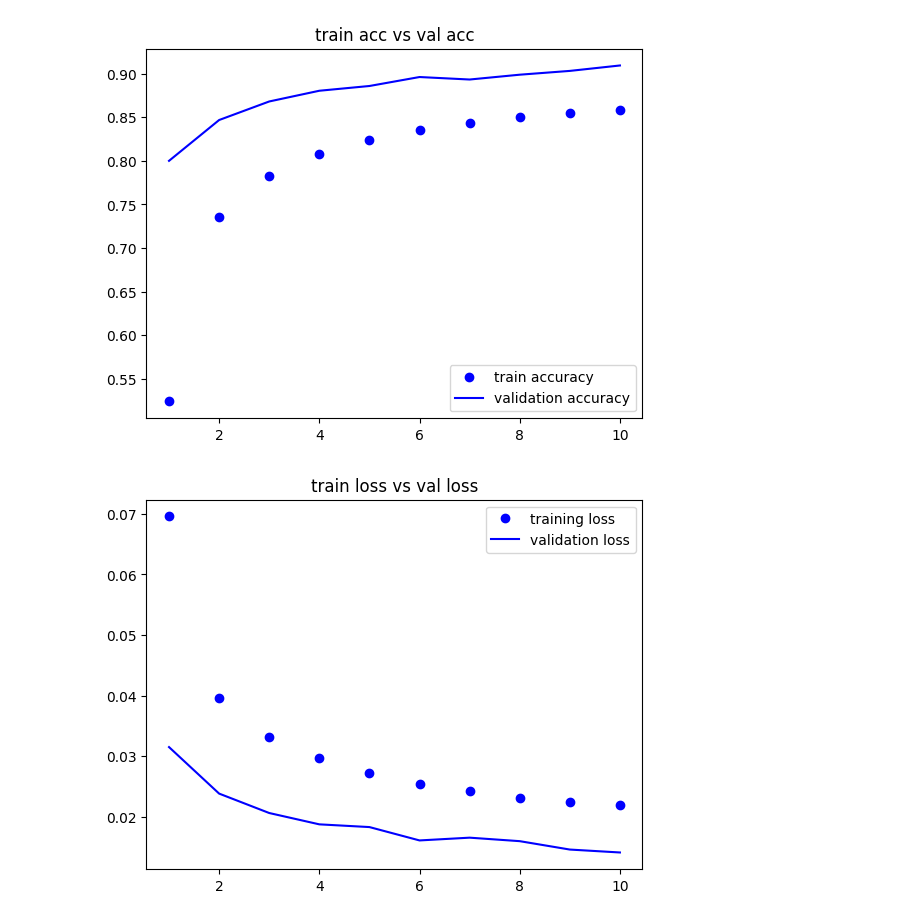
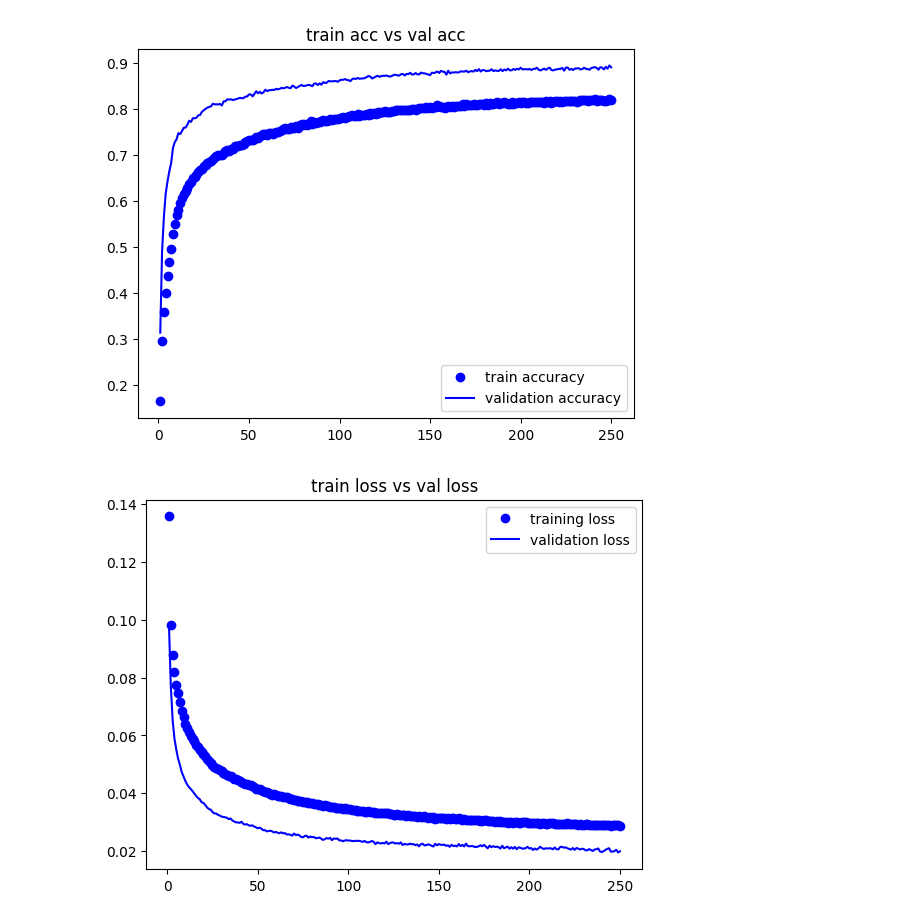
Before and after one commit to A01706648/tc3002b_ml, a Jupyter notebook: handwrite.ipynb, the cells around one changed output. Drawn from its saved outputs; the diff is of its cells as text; code cells hidden in the pictures.

Commit message:
final version

```diff
--- a/handwrite.ipynb
+++ b/handwrite.ipynb
@@ -22,4 +27,5 @@ To: /content/archive_handwrite.tar.xz
 # %%
-epochs = 10
+epochs = 250
 batch_size = 8
-validation_radio = 0.3
+train_small_radio = 0.05
+validation_radio = 0.1
@@ -26,14 +67,4 @@ validation_radio = 0.3
 # %%
-import os
-import random
-import math
-import shutil
-
-base_dir = './ramdisk/archive_handwrite'
-train_dir = os.path.join(base_dir,'Train')
-test_dir = os.path.join(base_dir, 'Test')
-validation_dir = os.path.join(base_dir, 'Validation')
-
 #create validation folder
 os.mkdir(validation_dir)
 
@@ -114,0 +150,13 @@ for i in range(image_num) :
+# %%
+#simple version
+model_simple = models.Sequential()
+model_simple.add(layers.Conv2D(10, (3, 3), activation="relu", input_shape = (32,32,1)))
+model_simple.add(layers.Flatten())
+model_simple.add(layers.Dense(256,activation='relu'))
+model_simple.add(layers.Dense(39,activation='sigmoid'))
+
+model_simple.summary()
+
+model_simple.compile(loss='binary_crossentropy',
+						optimizer=optimizers.RMSprop(learning_rate=2e-5),
+						metrics=['acc'])
@@ -155,9 +219,9 @@ Trainable params: 163,367
 Non-trainable params: 0
 _________________________________________________________________
 # %%
-history = model.fit(
+history = model_simple.fit(
 						train_generator,
-                        steps_per_epoch = train_generator.n//batch_size,
+                        steps_per_epoch = (train_generator.n)//batch_size,
 						epochs = epochs,
                         validation_data = validation_generator,
                         validation_steps = validation_generator.n//batch_size
@@ -186,26 +252,26 @@ Epoch 10/10
 # %%
-model.save('./ramdisk/simple_model.h5')
+model_simple.save(save_path + 'simple_model.h5')
 
 acc = history.history['acc']
 val_acc = history.history['val_acc']
 loss = history.history['loss']
 val_loss = history.history['val_loss']
 
-epochs = range(1, len(acc)+1)
+epochs_step = range(1, len(acc)+1)
 
-plt.plot(epochs,acc,'bo',label='train accuracy')
-plt.plot(epochs,val_acc, 'b', label='validation accuracy')
+plt.plot(epochs_step,acc,'bo',label='train accuracy')
+plt.plot(epochs_step,val_acc, 'b', label='validation accuracy')
 plt.title('train acc vs val acc')
 plt.legend()
 
 plt.figure()
 
-plt.plot(epochs,loss, 'bo', label ='training loss')
-plt.plot(epochs,val_loss, 'b', label = 'validation loss')
+plt.plot(epochs_step,loss, 'bo', label ='training loss')
+plt.plot(epochs_step,val_loss, 'b', label = 'validation loss')
 plt.title('train loss vs val loss')
 plt.legend()
 
 plt.show()
 # %% [output]
-[figure, old version]
+[figure, new version]
-[figure, old version]
+[figure, new version]
```
Also changed, not shown: parts of 25 cells of this notebook.
